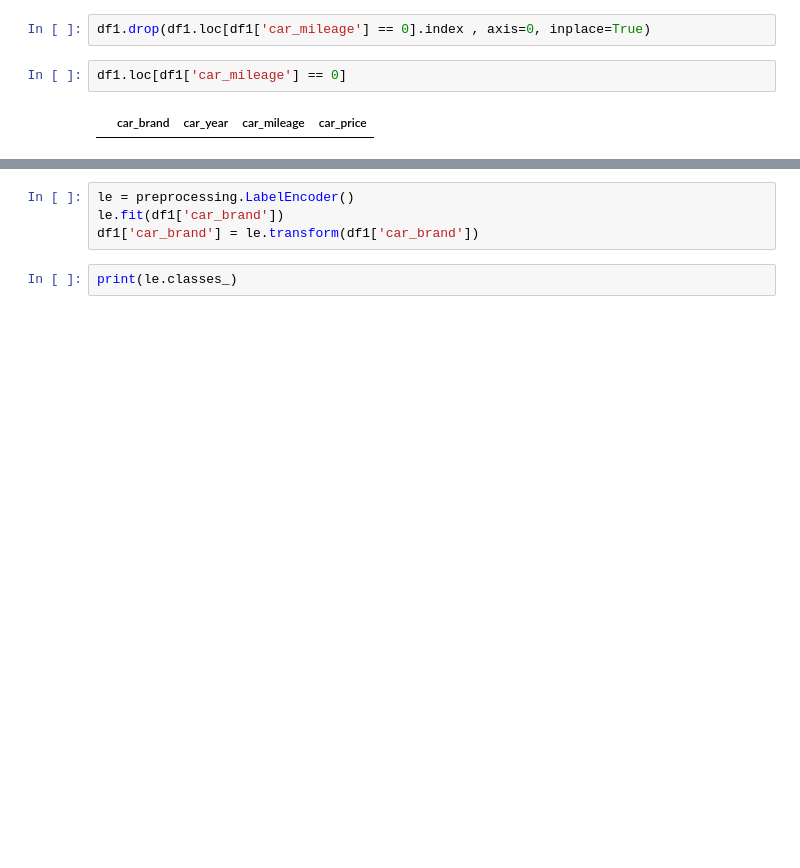
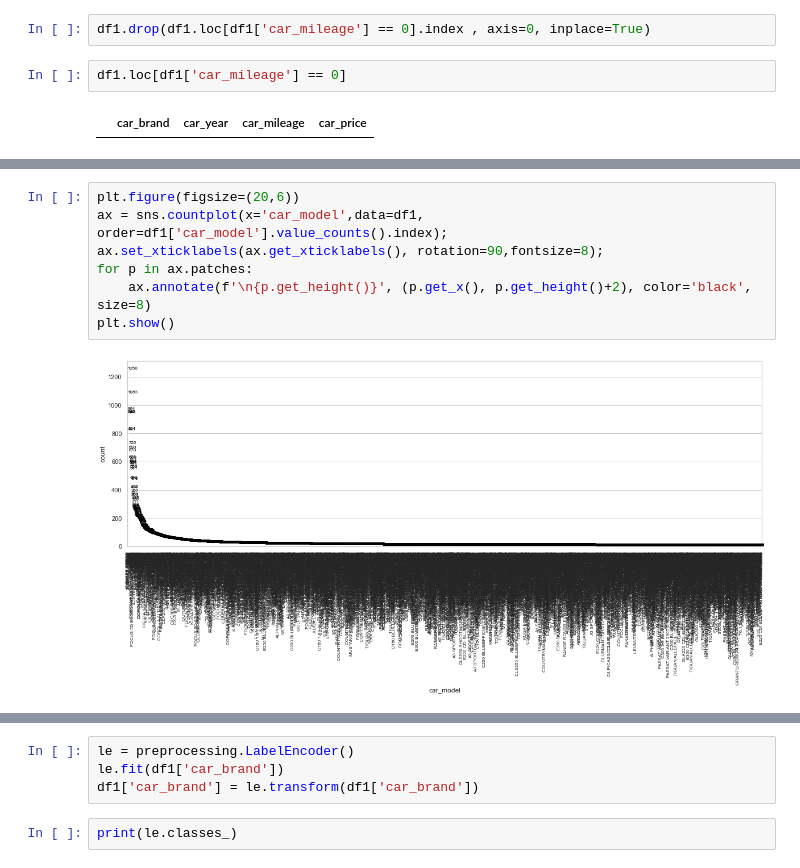
Before and after one commit to lilychen0505/BDSE19_PROJECT, a Jupyter notebook: data_analysis/Data_analysis.ipynb, the cells around one changed output, grey strips where cells are left out. Saved outputs shown, nothing was run; the diff lists cells and outputs as text; blank space fills up the shorter version.

```diff
--- a/data_analysis/Data_analysis.ipynb
+++ b/data_analysis/Data_analysis.ipynb
@@ -129,0 +142,9 @@ df1.loc[df1['car_mileage'] == 0]
+# %%
+plt.figure(figsize=(20,6))
+ax = sns.countplot(x='car_model',data=df1, order=df1['car_model'].value_counts().index);
+ax.set_xticklabels(ax.get_xticklabels(), rotation=90,fontsize=8);
+for p in ax.patches:
+    ax.annotate(f'\n{p.get_height()}', (p.get_x(), p.get_height()+2), color='black', size=8)
+plt.show()
+# %% [output]
+[figure, added]
```
Also changed, not shown: parts of 14 cells of this notebook.
